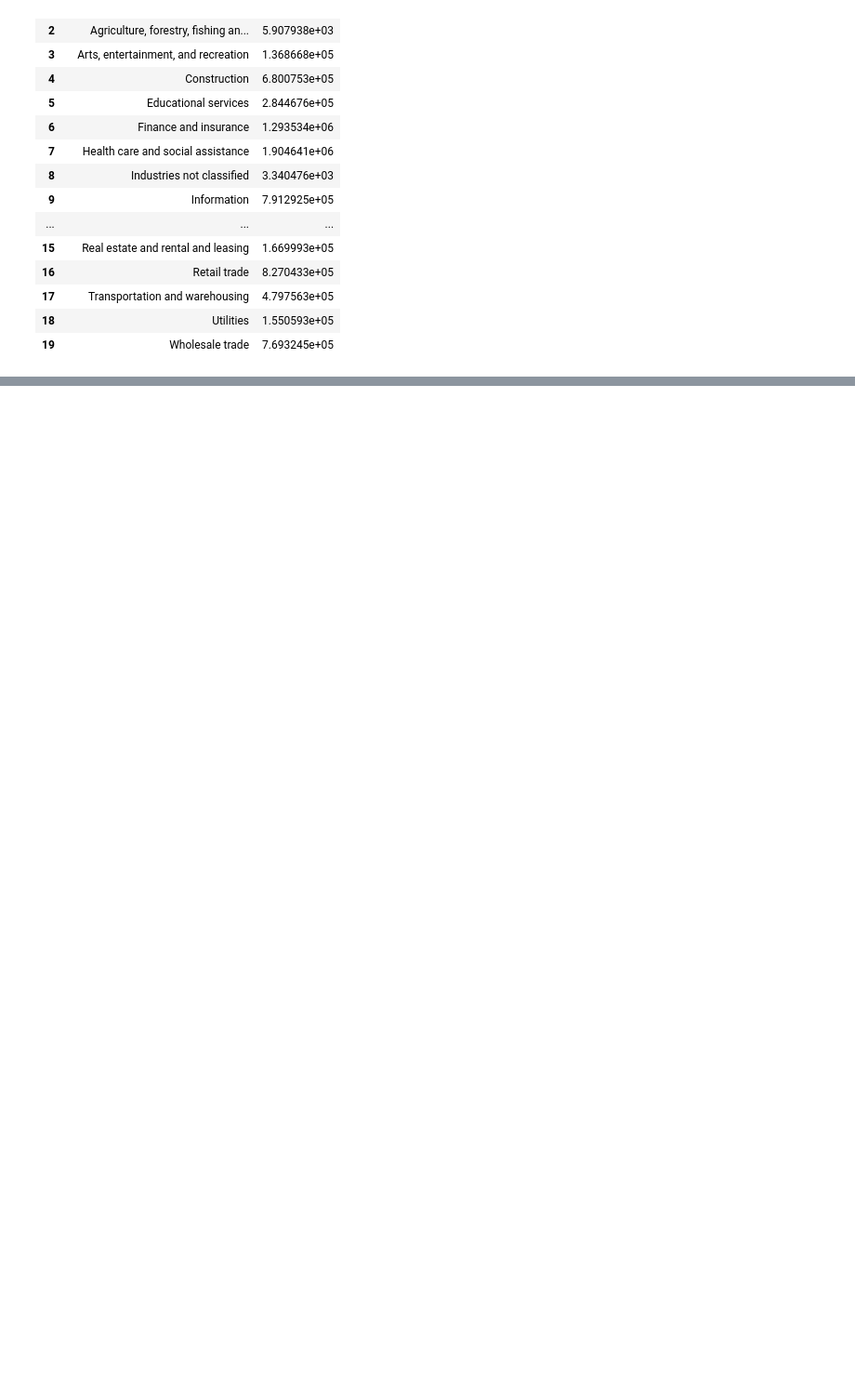
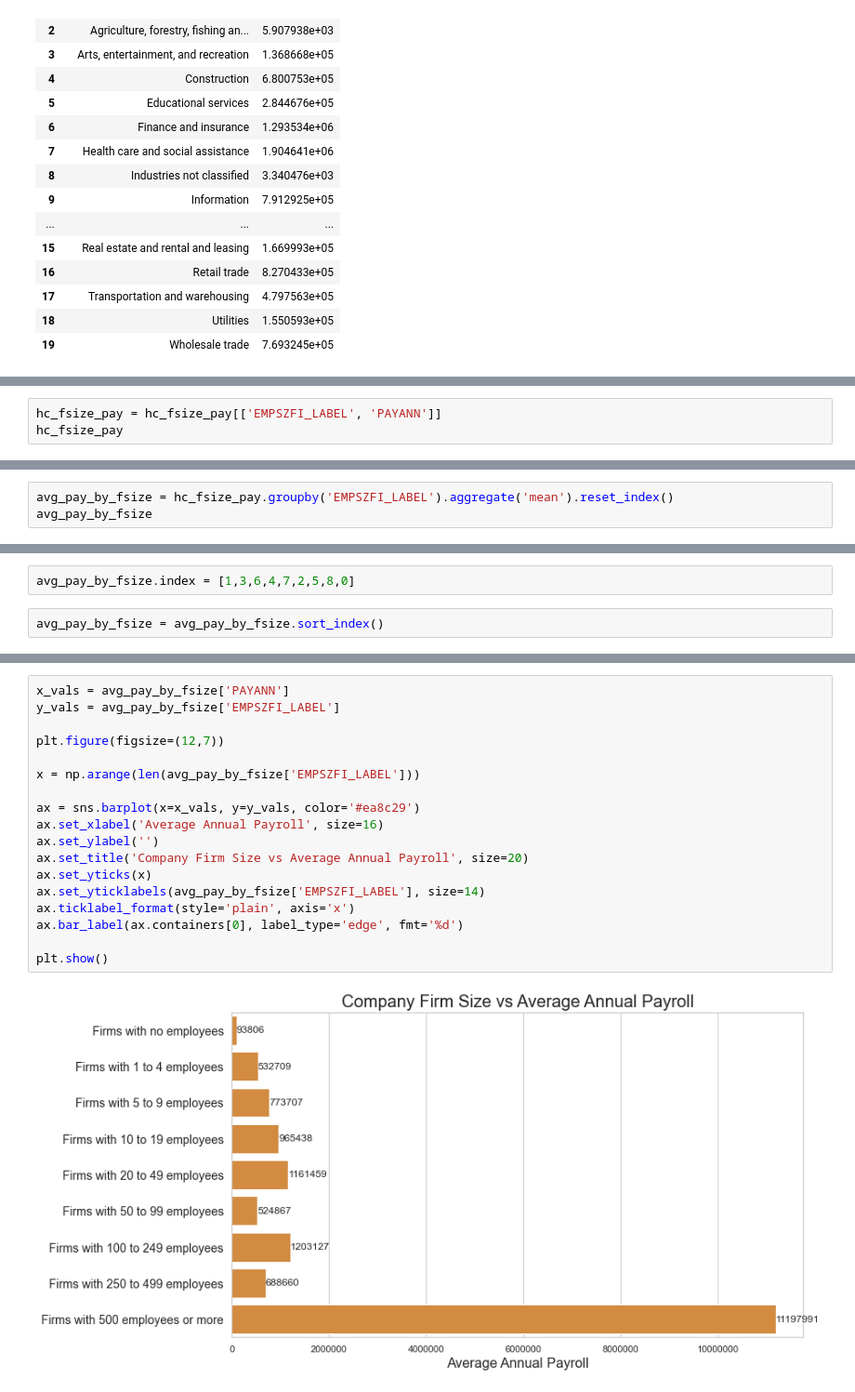
Before and after one commit to Jakob-T13/module-8-assessment, a Jupyter notebook: thunen-notebook.ipynb, the cells around one changed output, grey strips where cells are left out. Shown: that part at 93% size. Saved outputs shown, nothing was run; the diff lists cells and outputs as text; blank space fills up the shorter version.

```diff
--- a/thunen-notebook.ipynb
+++ b/thunen-notebook.ipynb
@@ -126,0 +172,3 @@ ax.get_legend().remove()
+# %%
+hc_fsize_pay = hc_fsize_pay[['EMPSZFI_LABEL', 'PAYANN']]
+hc_fsize_pay
@@ -126,0 +189,3 @@ ax.get_legend().remove()
+# %%
+avg_pay_by_fsize = hc_fsize_pay.groupby('EMPSZFI_LABEL').aggregate('mean').reset_index()
+avg_pay_by_fsize
@@ -126,0 +203,4 @@ ax.get_legend().remove()
+# %%
+avg_pay_by_fsize.index = [1,3,6,4,7,2,5,8,0]
+# %%
+avg_pay_by_fsize = avg_pay_by_fsize.sort_index()
@@ -126,0 +220,20 @@ ax.get_legend().remove()
+# %%
+x_vals = avg_pay_by_fsize['PAYANN']
+y_vals = avg_pay_by_fsize['EMPSZFI_LABEL']
+
+plt.figure(figsize=(12,7))
+
+x = np.arange(len(avg_pay_by_fsize['EMPSZFI_LABEL']))
+
+ax = sns.barplot(x=x_vals, y=y_vals, color='#ea8c29')
+ax.set_xlabel('Average Annual Payroll', size=16)
+ax.set_ylabel('')
+ax.set_title('Company Firm Size vs Average Annual Payroll', size=20)
+ax.set_yticks(x)
+ax.set_yticklabels(avg_pay_by_fsize['EMPSZFI_LABEL'], size=14)
+ax.ticklabel_format(style='plain', axis='x')
+ax.bar_label(ax.containers[0], label_type='edge', fmt='%d')
+
+plt.show()
+# %% [output]
+[figure, added]
```
Also changed, not shown: parts of 7 cells of this notebook.
